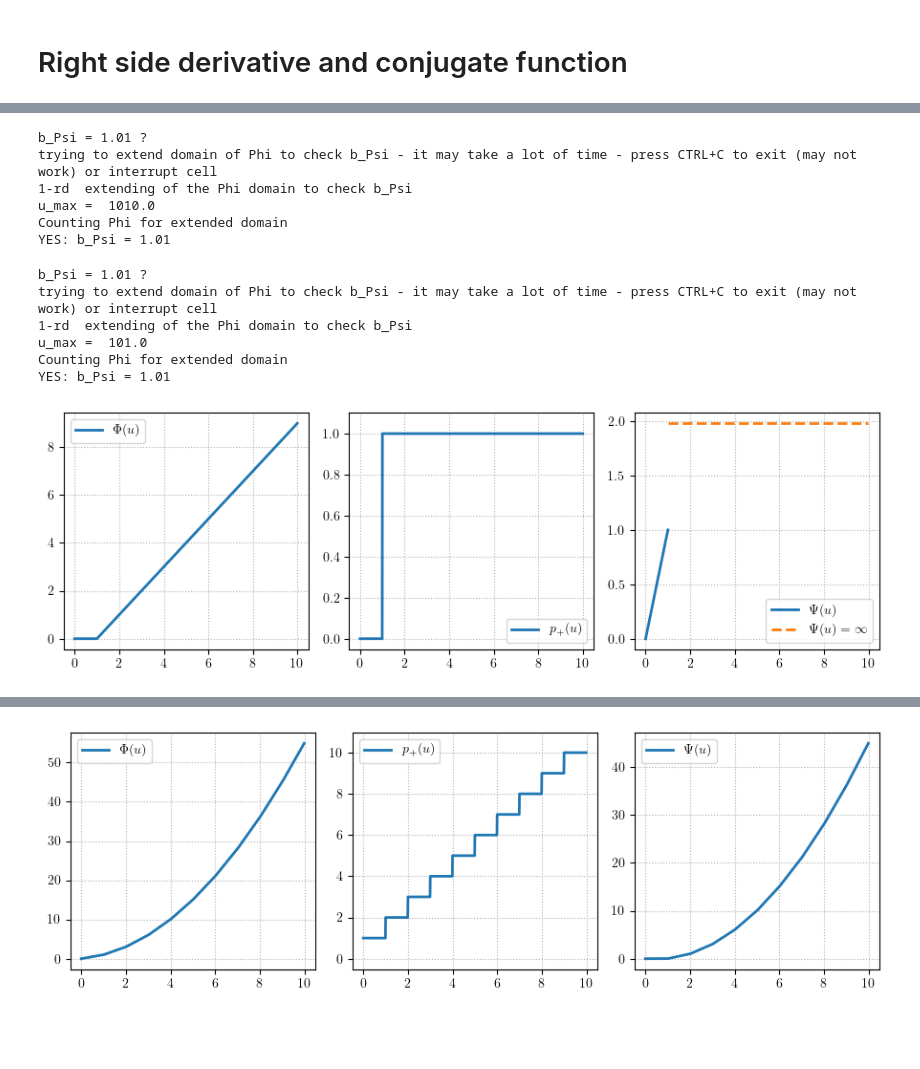
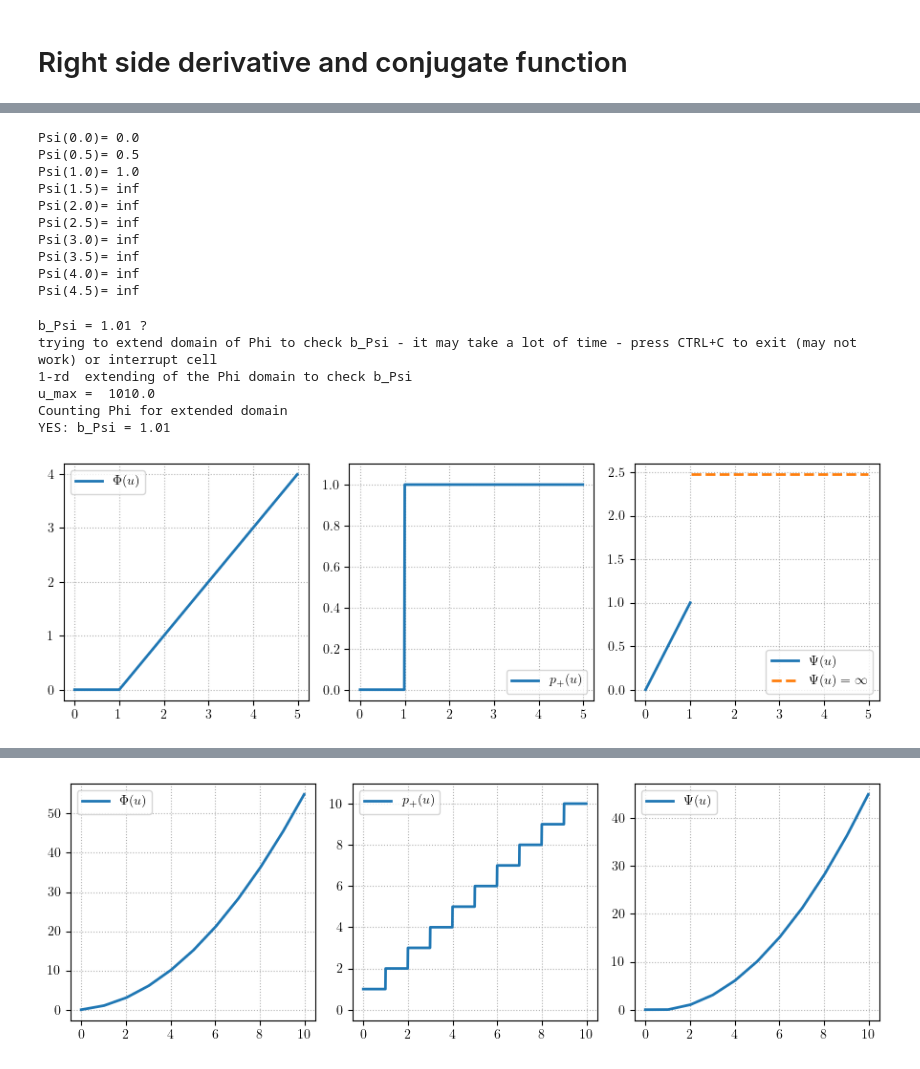
Before and after one commit to DyonOylloug/numerical_function_spaces, a Jupyter notebook: docs/conjugate_plots_Phi_p_Psi.ipynb, the cells around one changed output, grey strips where cells are left out. Drawn from its saved outputs; the diff is of its cells as text; code cells hidden in the pictures; blank space fills up the shorter version.

```diff
--- a/docs/conjugate_plots_Phi_p_Psi.ipynb
+++ b/docs/conjugate_plots_Phi_p_Psi.ipynb
@@ -6,4 +6,12 @@ import numpy as np
 import numerical_function_spaces.orlicz_spaces as osm
 # %%
 def Orlicz_function(u):
-    return np.where(u <=1, 0, u - 1)
+    # return np.where(u <=1, 0, u - 1)
+    # or
+    Phi = np.zeros(len(u))
+    for i in range(len(u)):
+        if u[i] <= 1:
+            Phi[i] = 0
+        else:
+            Phi[i] = u[i] - 1
+    return Phi
@@ -12,22 +49,28 @@ p_plus = osm.right_side_derivative(Orlicz_function, u_max=100, du=0.01)
 # %%
-Psi = osm.conjugate_function(Orlicz_function, u_max=100, du=0.01)
+u = np.arange(0, 5, 0.5)
+for i in range(len(u)):
+    print(f"Psi({u[i]})= {Psi[i]}")
 # %% [output]
-b_Psi = 1.01 ?
-trying to extend domain of Phi to check b_Psi - it may take a lot of time - press CTRL+C to exit (may not work) or interrupt cell
-1-rd  extending of the Phi domain to check b_Psi
-u_max =  1010.0
-Counting Phi for extended domain
-YES: b_Psi = 1.01
+Psi(0.0)= 0.0
+Psi(0.5)= 0.5
+Psi(1.0)= 1.0
+Psi(1.5)= inf
+Psi(2.0)= inf
+Psi(2.5)= inf
+Psi(3.0)= inf
+Psi(3.5)= inf
+Psi(4.0)= inf
+Psi(4.5)= inf
 # %%
-osm.plot_Phi_p_plus_Psi(Orlicz_function, u_max=10, du=0.01, max_u_on_plots=10)
+osm.plot_Phi_p_plus_Psi(Orlicz_function, u_max=100, du=0.01, max_u_on_plots=5)
 # %% [output]
 b_Psi = 1.01 ?
 trying to extend domain of Phi to check b_Psi - it may take a lot of time - press CTRL+C to exit (may not work) or interrupt cell
 1-rd  extending of the Phi domain to check b_Psi
-u_max =  101.0
+u_max =  1010.0
 Counting Phi for extended domain
 YES: b_Psi = 1.01
-[figure, old version]
+[figure, new version]
 # %%
 Orlicz_function = osm.Orlicz_function_L_1_cap_L_inf
 # %%
```
Also changed, not shown: parts of 16 cells of this notebook.
